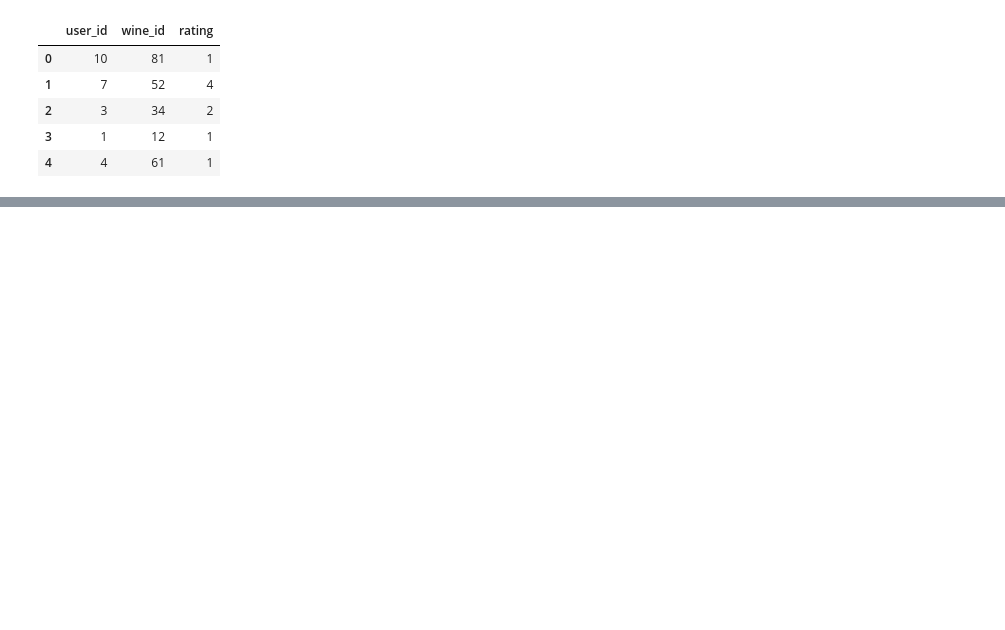
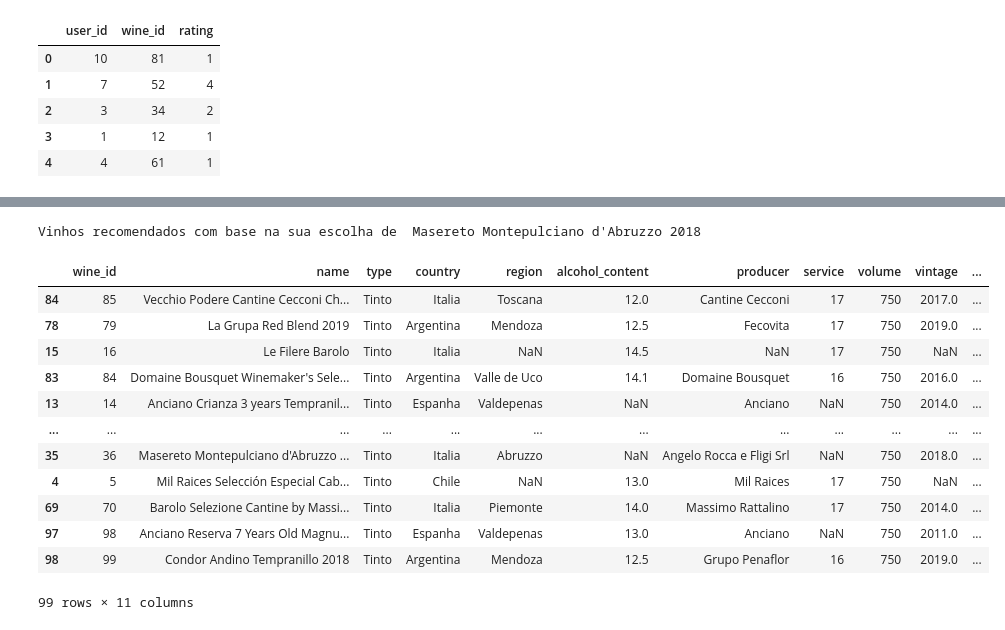
Before and after one commit to copquesz/LiveDWine, a Jupyter notebook: Wine_Recommendation.ipynb, the cells around one changed output, grey strips where cells are left out. Cells and saved outputs as stored; diff of their text form; code cells hidden in the pictures; blank space fills up the shorter version.

Commit message:
add recommendation system

```diff
--- a/Wine_Recommendation.ipynb
+++ b/Wine_Recommendation.ipynb
@@ -40,0 +115,5 @@ matrix.head()
+# %%
+# Pivo Table
+matrix = ratings.pivot_table(index = ['wine_id'], columns = ['user_id'], values =  ['rating']).reset_index(drop = True)
+matrix.fillna( 0, inplace = True )
+matrix.head()
@@ -40,0 +128,6 @@ matrix.head()
+# %%
+# Calculate Cosine Similarity
+wine_similarity = 1 - pairwise_distances(matrix.as_matrix(), metric = 'cosine')
+np.fill_diagonal(wine_similarity, 0)
+matrix = pd.DataFrame(wine_similarity)
+matrix.head()
@@ -40,0 +142,31 @@ matrix.head()
+# %%
+# Recommendation System
+try:
+    wine_key = input("Digite o de um vinho existente na database: ")
+    wine = wines[wines['name'] == wine_key].index.tolist()
+    wine = wine[0]
+
+    wines['similarity'] = matrix.iloc[wine]
+    wines.columns = ['wine_id', 'name', 'type', 'country', 'region', 'alcohol_content', 'producer', 'service', 'volume', 'vintage', 'similarity']
+    wines.head()
+except:
+    print("Vinho não localizado.")
+# %%
+print("Vinhos recomendados com base na sua escolha de ", wine_key)
+result = pd.DataFrame(wines.sort_values(['similarity'], ascending = False))
+result
+# %% [output]
+Vinhos recomendados com base na sua escolha de  Masereto Montepulciano d'Abruzzo 2018
+|  | wine_id | name | type | country | region | alcohol_content | producer | service | volume | vintage | ... |
+| 84 | 85 | Vecchio Podere Cantine Cecconi Ch... | Tinto | Italia | Toscana | 12.0 | Cantine Cecconi | 17 | 750 | 2017.0 | ... |
+| 78 | 79 | La Grupa Red Blend 2019 | Tinto | Argentina | Mendoza | 12.5 | Fecovita | 17 | 750 | 2019.0 | ... |
+| 15 | 16 | Le Filere Barolo | Tinto | Italia | NaN | 14.5 | NaN | 17 | 750 | NaN | ... |
+| 83 | 84 | Domaine Bousquet Winemaker's Sele... | Tinto | Argentina | Valle de Uco | 14.1 | Domaine Bousquet | 16 | 750 | 2016.0 | ... |
+| 13 | 14 | Anciano Crianza 3 years Tempranil... | Tinto | Espanha | Valdepenas | NaN | Anciano | NaN | 750 | 2014.0 | ... |
+| ... | ... | ... | ... | ... | ... | ... | ... | ... | ... | ... | ... |
+| 35 | 36 | Masereto Montepulciano d'Abruzzo ... | Tinto | Italia | Abruzzo | NaN | Angelo Rocca e Fligi Srl | NaN | 750 | 2018.0 | ... |
+| 4 | 5 | Mil Raices Selección Especial Cab... | Tinto | Chile | NaN | 13.0 | Mil Raices | 17 | 750 | NaN | ... |
+| 69 | 70 | Barolo Selezione Cantine by Massi... | Tinto | Italia | Piemonte | 14.0 | Massimo Rattalino | 17 | 750 | 2014.0 | ... |
+| 97 | 98 | Anciano Reserva 7 Years Old Magnu... | Tinto | Espanha | Valdepenas | 13.0 | Anciano | NaN | 750 | 2011.0 | ... |
+| 98 | 99 | Condor Andino Tempranillo 2018 | Tinto | Argentina | Mendoza | 12.5 | Grupo Penaflor | 16 | 750 | 2019.0 | ... |
+99 rows × 11 columns
```
Also changed, not shown: parts of 11 cells of this notebook, 1 other file.
